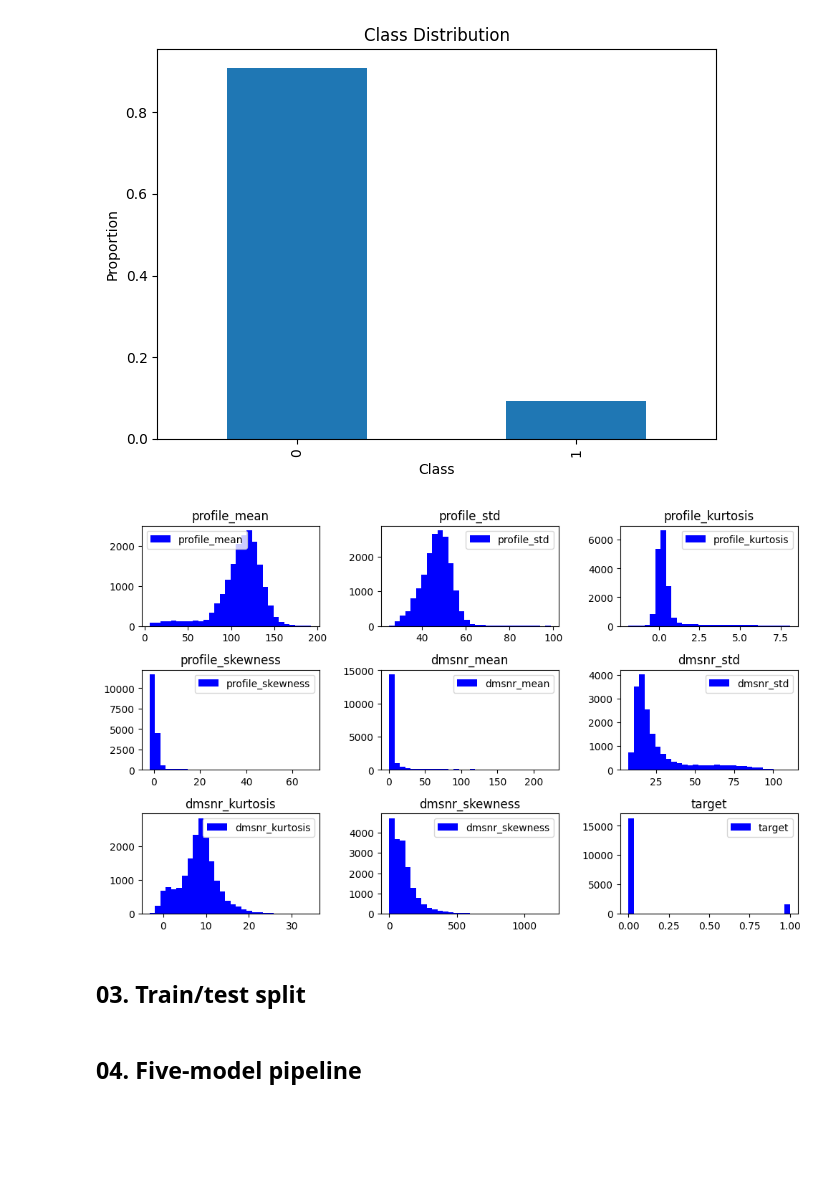
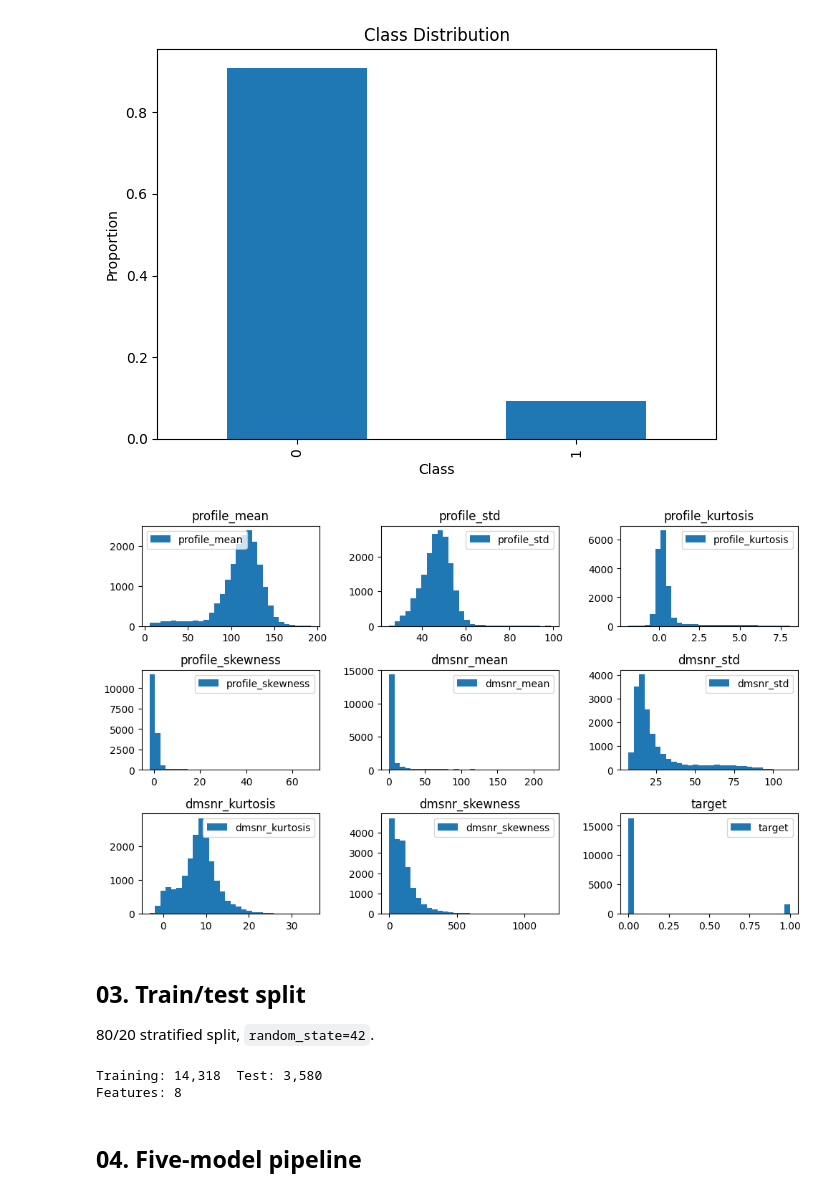
Before and after one commit to almonadavid/dsc-340-project-2, a Jupyter notebook: phase_one.ipynb, the cells around one changed output. Cells and saved outputs as stored; diff of their text form; code cells hidden in the pictures; blank space fills up the shorter version.

```diff
--- a/phase_one.ipynb
+++ b/phase_one.ipynb
@@ -80,23 +100,30 @@ plt.show()
 # %%
 plt.figure(figsize=(10,20))
 try:
     for i, col in enumerate(df.columns.to_list()):
         plt.subplot(10, 3, i + 1)
-        plt.hist(df[col], label = col, bins = 30, color = 'blue')
+        plt.hist(df[col], label = col, bins = 30)
         plt.legend()
         plt.title(col)
         plt.tight_layout()
 except Exception as e:
     print(col,e)
 
 # reference: https://stackoverflow.com/questions/61030348/how-to-plot-distribution-of-30-features-in-one-plot-and-differentiating-by-label
 # %% [output]
-[figure, old version]
+[figure, new version]
 # %% [markdown]
 ## 03. Train/test split
+80/20 stratified split, `random_state=42`.
 # %%
 y = df["target"]
 X = df.drop(columns="target")
 X_train, X_test, y_train, y_test = train_test_split(X, y, test_size = 0.2, stratify = y, random_state = 42)
+
+print(f'Training: {X_train.shape[0]:,}  Test: {X_test.shape[0]:,}')
+print(f'Features: {X_train.shape[1]}')
+# %% [output]
+Training: 14,318  Test: 3,580
+Features: 8
 # %% [markdown]
 ## 04. Five-model pipeline
```
Also changed, not shown: parts of 13 cells of this notebook, 1 other file.
